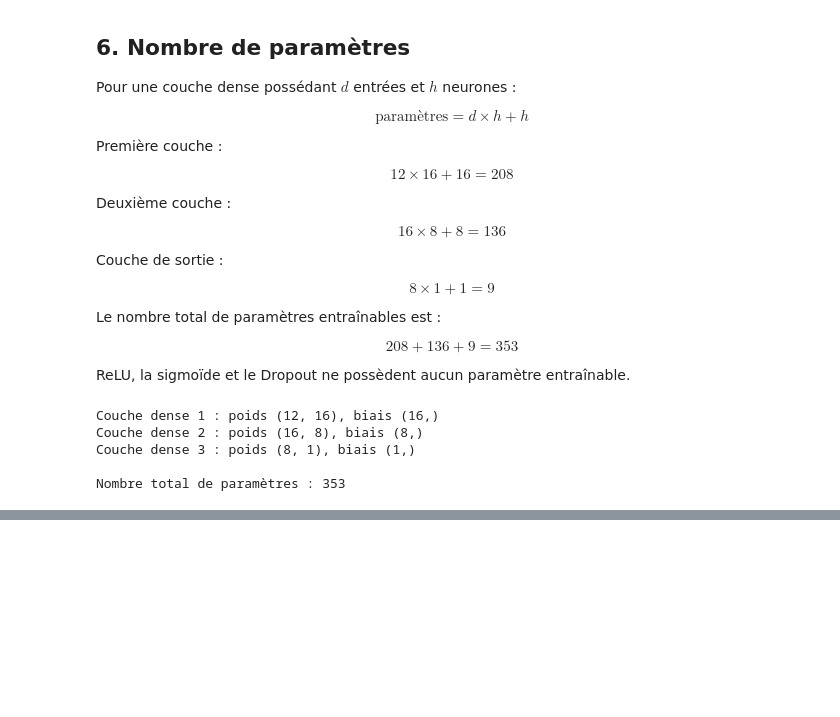
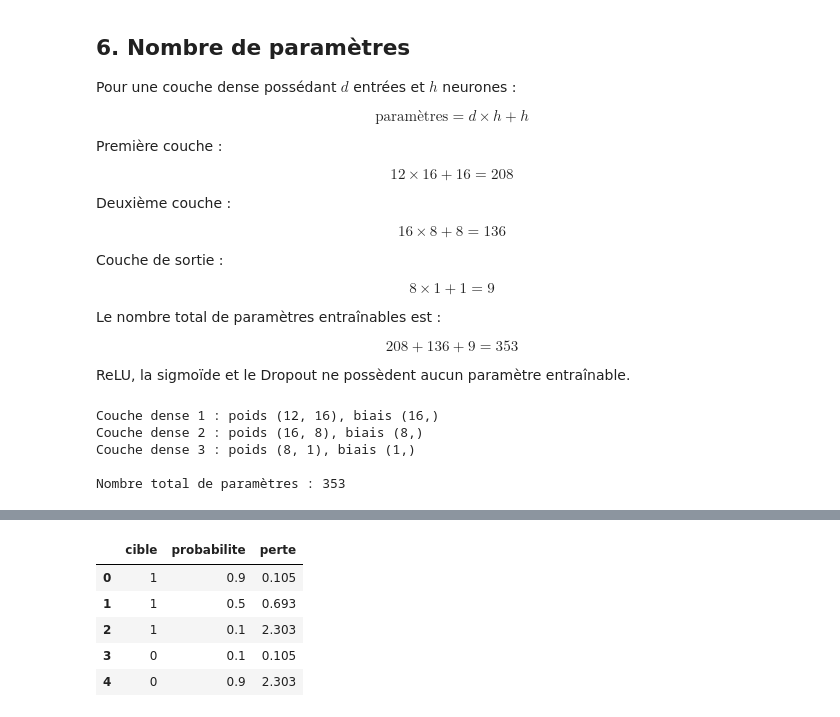
Before and after one commit to DRIOUCH96/introduction_au_deeplearning, a Jupyter notebook: brief_deep_learning.ipynb, the cells around one changed output, grey strips where cells are left out. Saved outputs shown, nothing was run; the diff lists cells and outputs as text; code cells hidden in the pictures; blank space fills up the shorter version.

Commit message:
docs: explique la perte et la rétropropagation du MLP

```diff
--- a/brief_deep_learning.ipynb
+++ b/brief_deep_learning.ipynb
@@ -1220,0 +1295,57 @@ Nombre total de paramètres : 353
+# %%
+def bce_manuelle(y, p):
+    epsilon = 1e-7
+
+    p = np.clip(
+        p,
+        epsilon,
+        1 - epsilon,
+    )
+
+    return -(
+        y * np.log(p)
+        + (1 - y) * np.log(1 - p)
+    )
+
+
+exemples_bce = pd.DataFrame(
+    [
+        {
+            "cible": 1,
+            "probabilite": 0.90,
+        },
+        {
+            "cible": 1,
+            "probabilite": 0.50,
+        },
+        {
+            "cible": 1,
+            "probabilite": 0.10,
+        },
+        {
+            "cible": 0,
+            "probabilite": 0.10,
+        },
+        {
+            "cible": 0,
+            "probabilite": 0.90,
+        },
+    ]
+)
+
+exemples_bce["perte"] = [
+    bce_manuelle(y, p)
+    for y, p in zip(
+        exemples_bce["cible"],
+        exemples_bce["probabilite"],
+    )
+]
+
+exemples_bce.round(3)
+# %% [output]
+|  | cible | probabilite | perte |
+| 0 | 1 | 0.9 | 0.105 |
+| 1 | 1 | 0.5 | 0.693 |
+| 2 | 1 | 0.1 | 2.303 |
+| 3 | 0 | 0.1 | 0.105 |
+| 4 | 0 | 0.9 | 2.303 |
```
Also changed, not shown: parts of 8 cells of this notebook.
